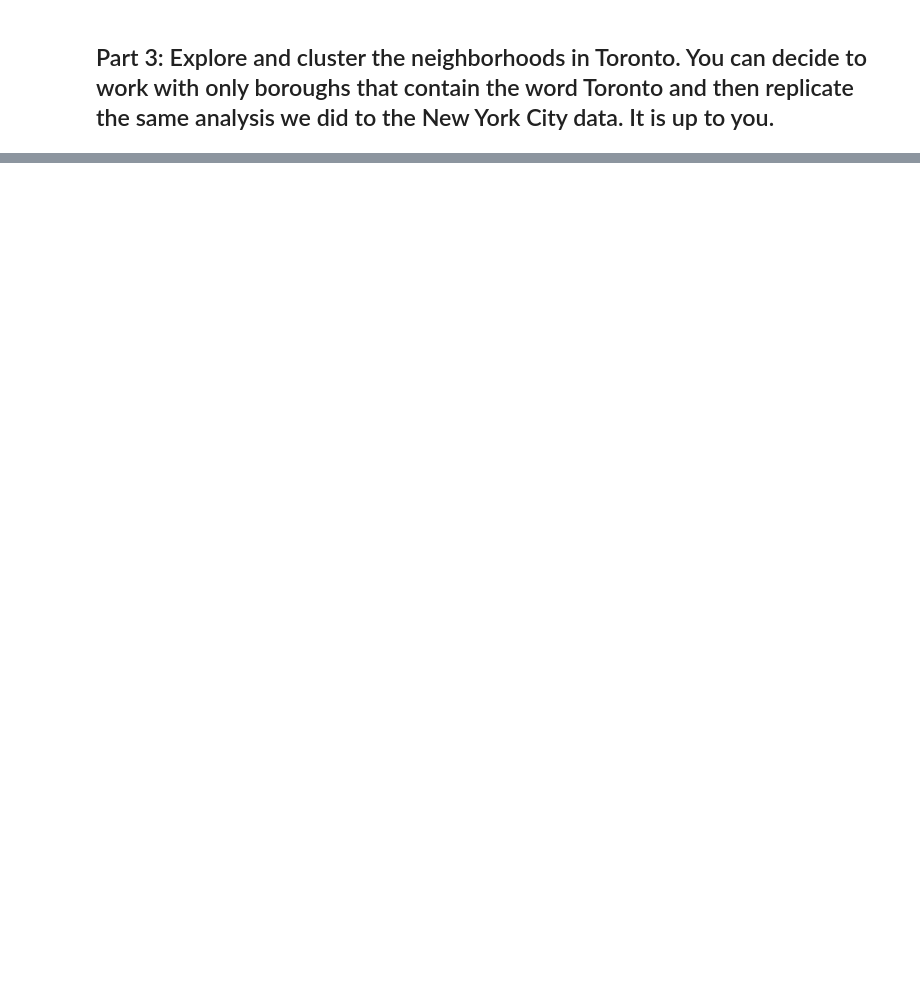
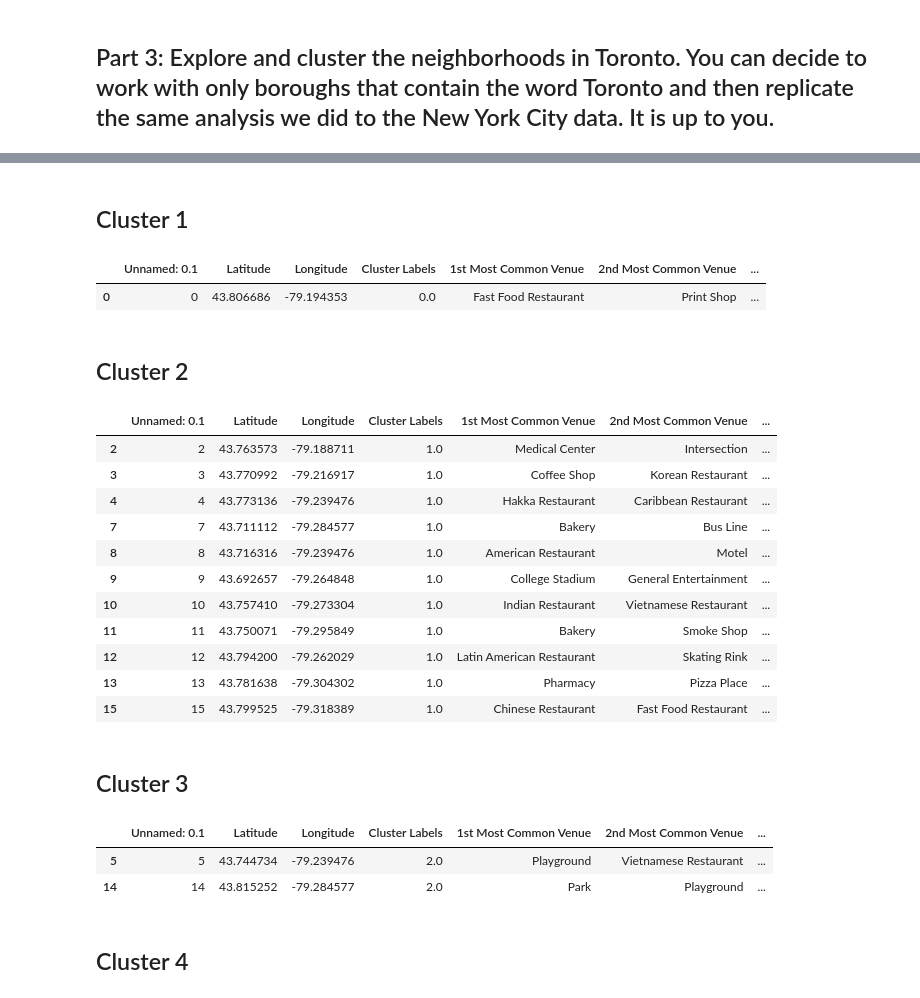
Before and after one commit to akwek/Segmenting-and-Clustering-Toronto-Neighborhoods, a Jupyter notebook: Segmenting and Clustering Neighbourhoods.ipynb, the cells around one changed output, grey strips where cells are left out. Saved outputs shown, nothing was run; the diff lists cells and outputs as text; code cells hidden in the pictures; blank space fills up the shorter version.

```diff
--- a/Segmenting and Clustering Neighbourhoods.ipynb
+++ b/Segmenting and Clustering Neighbourhoods.ipynb
@@ -254 +246,3 @@ Executing transaction: done
 Libraries imported.
+# %%
+neighborhoods = pd.read_csv(file_name)
@@ -254,0 +618,21 @@ Libraries imported.
+# %%
+num_top_venues = 10
+
+indicators = ['st', 'nd', 'rd']
+
+# create columns according to number of top venues
+columns = ['Neighborhood']
+for ind in np.arange(num_top_venues):
+    try:
+        columns.append('{}{} Most Common Venue'.format(ind+1, indicators[ind]))
+    except:
+        columns.append('{}th Most Common Venue'.format(ind+1))
+
+# create a new dataframe
+neighborhoods_venues_sorted = pd.DataFrame(columns=columns)
+neighborhoods_venues_sorted['Neighborhood'] = scarborough_grouped['Neighborhood']
+
+for ind in np.arange(scarborough_grouped.shape[0]):
+    neighborhoods_venues_sorted.iloc[ind, 1:] = return_most_common_venues(scarborough_grouped.iloc[ind, :], num_top_venues)
+
+neighborhoods_venues_sorted.head()
@@ -254,0 +648,10 @@ Libraries imported.
+# %%
+kclusters = 5
+
+scarborough_grouped_clustering = scarborough_grouped.drop('Neighborhood', 1)
+
+# run k-means clustering
+kmeans = KMeans(n_clusters=kclusters, random_state=0).fit(scarborough_grouped_clustering)
+
+# check cluster labels generated for each row in the dataframe
+kmeans.labels_[0:10]
@@ -254,0 +660,10 @@ Libraries imported.
+# %%
+# add clustering labels
+neighborhoods_venues_sorted.insert(0, 'Cluster Labels', kmeans.labels_)
+
+scarborough_merged = scarborough_data
+
+# merge toronto_grouped with toronto_data to add latitude/longitude for each neighborhood
+scarborough_merged = scarborough_merged.join(neighborhoods_venues_sorted.set_index('Neighborhood'), on='Neighborhood')
+
+scarborough_merged.head() # check the last columns!
@@ -254,0 +703,34 @@ Libraries imported.
+# %% [markdown]
+## Cluster 1
+# %%
+scarborough_merged.loc[scarborough_merged['Cluster Labels'] == 0, scarborough_merged.columns[[1] + list(range(5, scarborough_merged.shape[1]))]]
+# %% [output]
+|  | Unnamed: 0.1 | Latitude | Longitude | Cluster Labels | 1st Most Common Venue | 2nd Most Common Venue | ... |
+| 0 | 0 | 43.806686 | -79.194353 | 0.0 | Fast Food Restaurant | Print Shop | ... |
+# %% [markdown]
+## Cluster 2
+# %%
+scarborough_merged.loc[scarborough_merged['Cluster Labels'] == 1, scarborough_merged.columns[[1] + list(range(5, scarborough_merged.shape[1]))]]
+# %% [output]
+|  | Unnamed: 0.1 | Latitude | Longitude | Cluster Labels | 1st Most Common Venue | 2nd Most Common Venue | ... |
+| 2 | 2 | 43.763573 | -79.188711 | 1.0 | Medical Center | Intersection | ... |
+| 3 | 3 | 43.770992 | -79.216917 | 1.0 | Coffee Shop | Korean Restaurant | ... |
+| 4 | 4 | 43.773136 | -79.239476 | 1.0 | Hakka Restaurant | Caribbean Restaurant | ... |
+| 7 | 7 | 43.711112 | -79.284577 | 1.0 | Bakery | Bus Line | ... |
+| 8 | 8 | 43.716316 | -79.239476 | 1.0 | American Restaurant | Motel | ... |
+| 9 | 9 | 43.692657 | -79.264848 | 1.0 | College Stadium | General Entertainment | ... |
+| 10 | 10 | 43.757410 | -79.273304 | 1.0 | Indian Restaurant | Vietnamese Restaurant | ... |
+| 11 | 11 | 43.750071 | -79.295849 | 1.0 | Bakery | Smoke Shop | ... |
+| 12 | 12 | 43.794200 | -79.262029 | 1.0 | Latin American Restaurant | Skating Rink | ... |
+| 13 | 13 | 43.781638 | -79.304302 | 1.0 | Pharmacy | Pizza Place | ... |
+| 15 | 15 | 43.799525 | -79.318389 | 1.0 | Chinese Restaurant | Fast Food Restaurant | ... |
+# %% [markdown]
+## Cluster 3
+# %%
+scarborough_merged.loc[scarborough_merged['Cluster Labels'] == 2, scarborough_merged.columns[[1] + list(range(5, scarborough_merged.shape[1]))]]
+# %% [output]
+|  | Unnamed: 0.1 | Latitude | Longitude | Cluster Labels | 1st Most Common Venue | 2nd Most Common Venue | ... |
+| 5 | 5 | 43.744734 | -79.239476 | 2.0 | Playground | Vietnamese Restaurant | ... |
+| 14 | 14 | 43.815252 | -79.284577 | 2.0 | Park | Playground | ... |
+# %% [markdown]
+## Cluster 4
```
Also changed, not shown: parts of 47 cells of this notebook.
